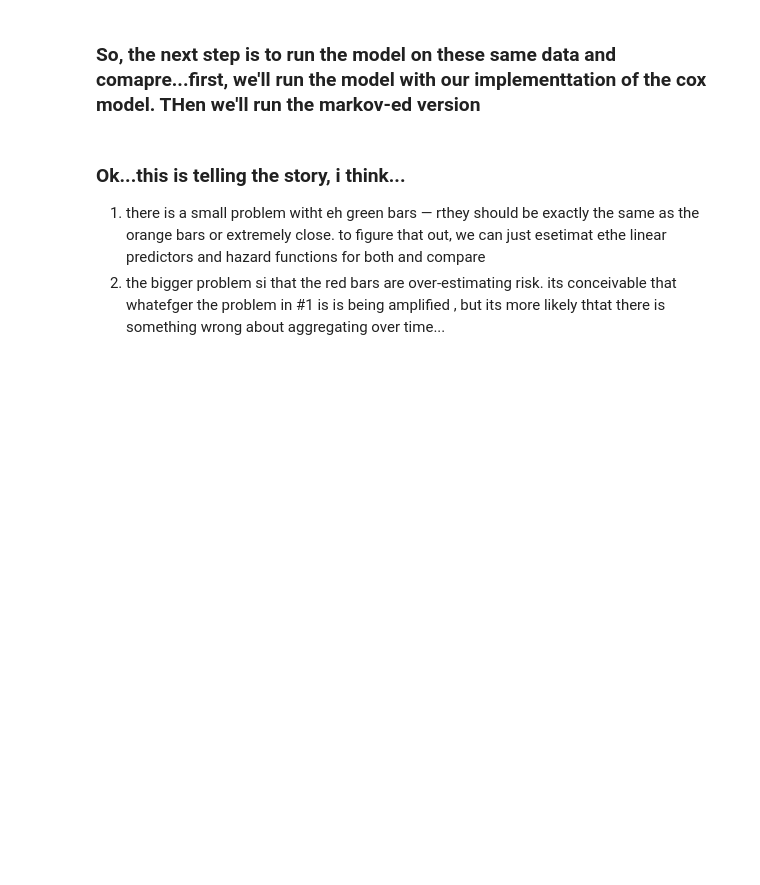
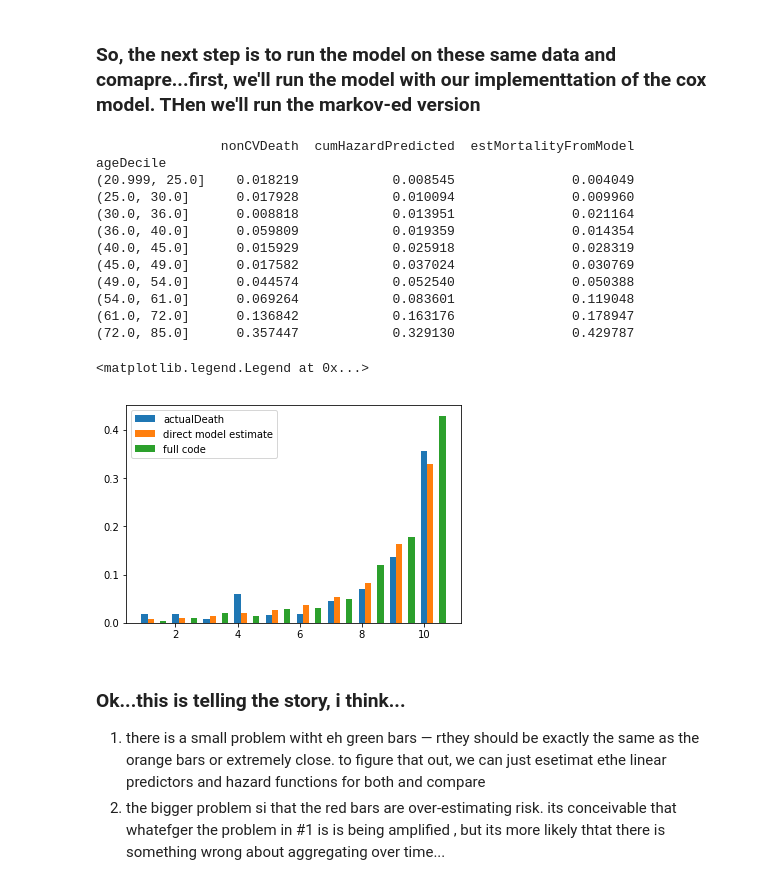
Before and after one commit to jburke5/microsimNHANES, a Jupyter notebook: buildNHANESMortalityModel.ipynb, the cells around one changed output. Drawn from its saved outputs; the diff is of its cells as text; code cells hidden in the pictures; blank space fills up the shorter version.

Commit message:
Updated mortality model sheet to non CV mortality

```diff
--- a/buildNHANESMortalityModel.ipynb
+++ b/buildNHANESMortalityModel.ipynb
@@ -272,18 +321,33 @@ def calcMortalityRunningFullModel(x):
         for year in range(1,11):
             if not temp.is_dead():
                 temp.advance_year(riskModel, cohortModel)
-        return temp.is_dead()
+        return temp.is_dead() and not temp.has_fatal_mi() and not temp.has_fatal_stroke()
 
 
 earlyCrossSectionOfNonImmigrants['estMortalityFromModel'] = earlyCrossSectionOfNonImmigrants.apply(calcMortalityRunningFullModel, axis=1)
 # %%
-output = earlyCrossSectionOfNonImmigrants.groupby('ageDecile')[['diedBy2011', 'cumHazardPredicted',  'estMortalityFromModel']].mean()
+output = earlyCrossSectionOfNonImmigrants.groupby('ageDecile')[['nonCVDeath', 'cumHazardPredicted',  'estMortalityFromModel']].mean()
 print(output)
-plt.bar(output.index.codes+1, output.diedBy2011, width=0.20, label="actualDeath")
+plt.bar(output.index.codes+1, output.nonCVDeath, width=0.20, label="actualDeath")
 plt.bar(output.index.codes+1.2, output.cumHazardPredicted, width=0.20, label="direct model estimate")
 plt.bar(output.index.codes+1.6, output.estMortalityFromModel, width=0.20, label="full code")
 
 plt.legend()
+# %% [output]
+                nonCVDeath  cumHazardPredicted  estMortalityFromModel
+ageDecile
+(20.999, 25.0]    0.018219            0.008545               0.004049
+(25.0, 30.0]      0.017928            0.010094               0.009960
+(30.0, 36.0]      0.008818            0.013951               0.021164
+(36.0, 40.0]      0.059809            0.019359               0.014354
+(40.0, 45.0]      0.015929            0.025918               0.028319
+(45.0, 49.0]      0.017582            0.037024               0.030769
+(49.0, 54.0]      0.044574            0.052540               0.050388
+(54.0, 61.0]      0.069264            0.083601               0.119048
+(61.0, 72.0]      0.136842            0.163176               0.178947
+(72.0, 85.0]      0.357447            0.329130               0.429787
+<matplotlib.legend.Legend at 0x...>
+[figure, added]
 # %% [markdown]
 ### Ok...this is telling the story, i think...
 1. there is a small problem witht eh green bars — rthey should be exactly the same as the orange bars or extremely close.
```
Also changed, not shown: parts of 13 cells of this notebook, 4 other files.
